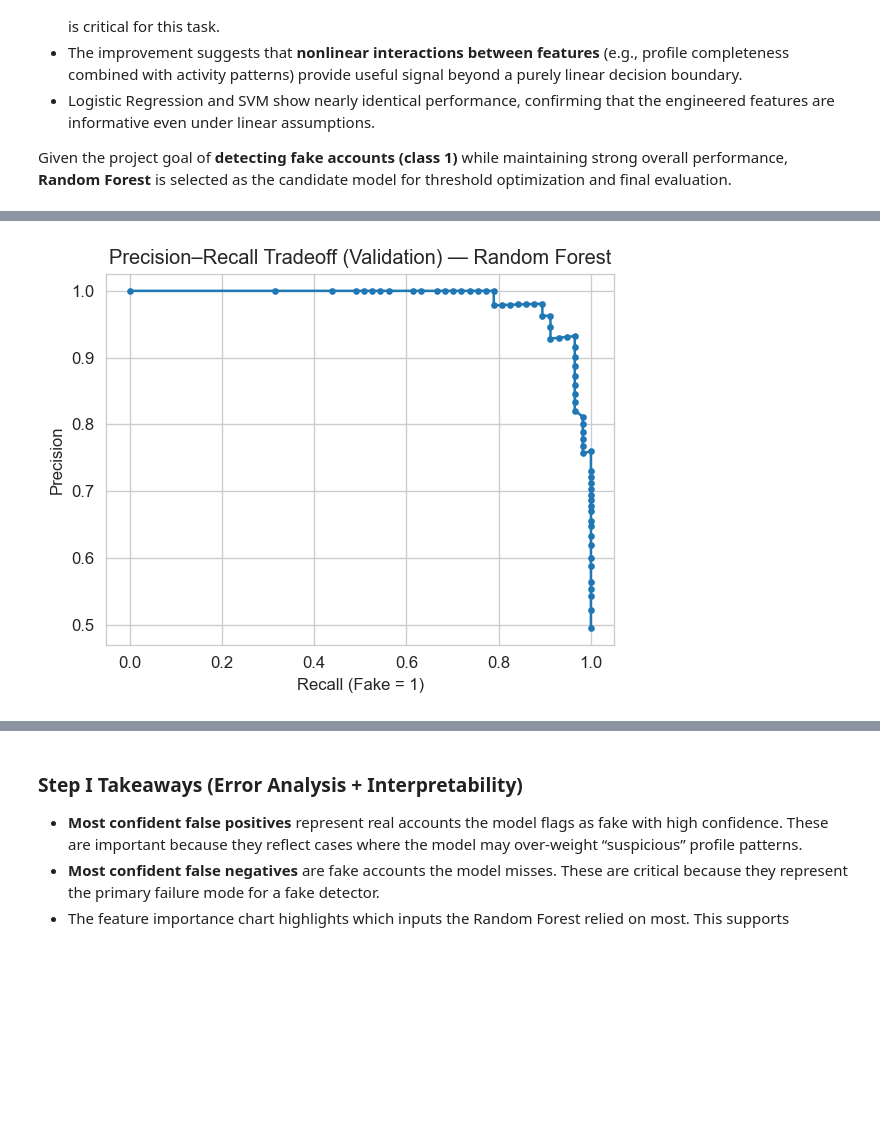
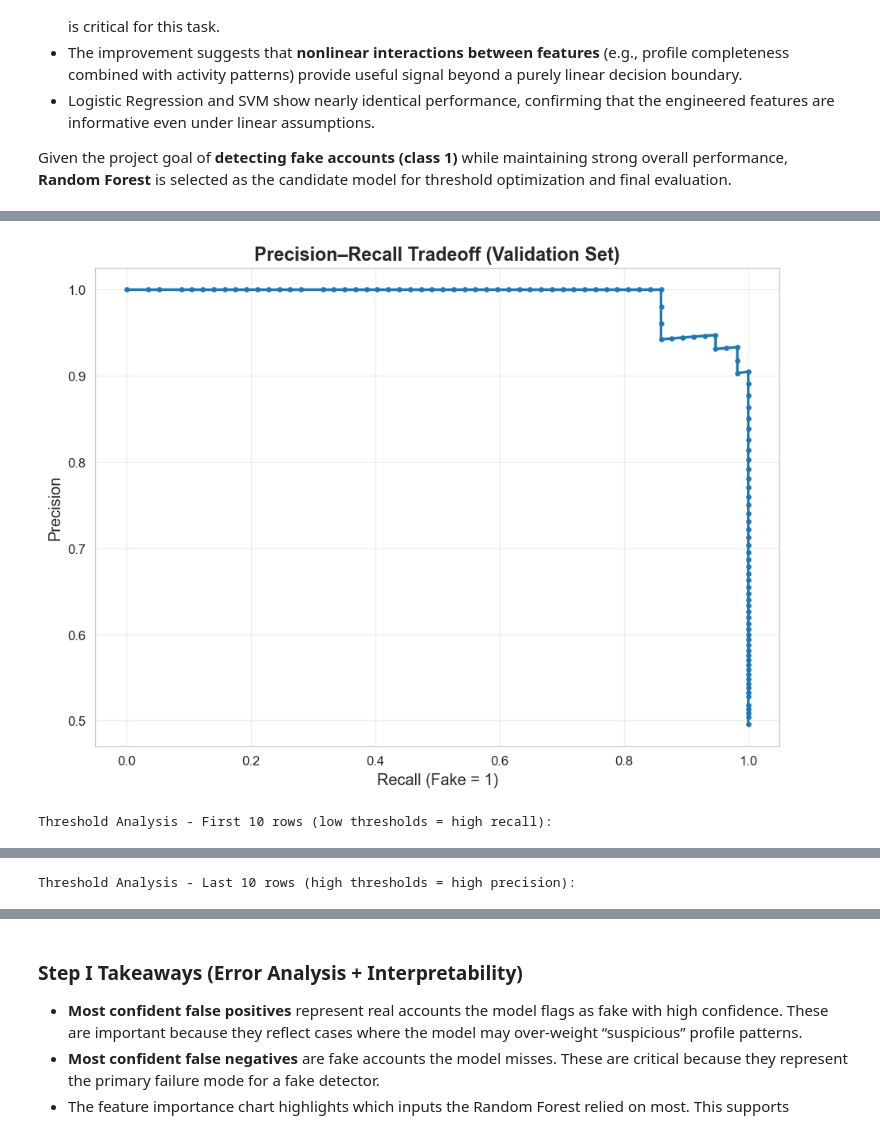
Before and after one commit to HivanshD/insta-fake-detector, a Jupyter notebook: notebooks/mainnotebook.ipynb, the cells around one changed output, grey strips where cells are left out. Cells and saved outputs as stored; diff of their text form; code cells hidden in the pictures; blank space fills up the shorter version.

```diff
--- a/notebooks/mainnotebook.ipynb
+++ b/notebooks/mainnotebook.ipynb
@@ -538,31 +948,90 @@ for threshold optimization and final evaluation.
 # %%
 # =========================
-# Step F — Threshold Selection (use best model from Step E)
+# Step F — Threshold Selection (use tuned model from Step E4)
 # =========================
 
 from sklearn.metrics import precision_recall_curve, classification_report
 
-# Get probabilities on validation set
-y_val_proba = best_pipe.predict_proba(X_val)[:, 1]
+# IMPORTANT: Use engineered features for validation set
+X_val_fe = engineer_features(X_val)
 
+# Get probabilities on validation set using TUNED model
+y_val_proba = best_pipe.predict_proba(X_val_fe)[:, 1]
+
+# Calculate precision-recall curve
 precisions, recalls, thresholds = precision_recall_curve(y_val, y_val_proba)
 
-plt.figure(figsize=(5, 4))
-plt.plot(recalls, precisions, marker=".")
-plt.xlabel("Recall (Fake = 1)")
-plt.ylabel("Precision")
-plt.title(f"Precision–Recall Tradeoff (Validation) — {best_model_name}")
-plt.grid(True)
+# Visualize precision-recall tradeoff
+plt.figure(figsize=(8, 6))
+plt.plot(recalls, precisions, marker=".", linewidth=2)
+plt.xlabel("Recall (Fake = 1)", fontsize=12)
+plt.ylabel("Precision", fontsize=12)
+plt.title("Precision–Recall Tradeoff (Validation Set)", fontsize=14, fontweight='bold')
+plt.grid(True, alpha=0.3)
 plt.tight_layout()
 plt.show()
 
+# Create threshold analysis table
 threshold_df = pd.DataFrame({
     "threshold": thresholds,
     "precision": precisions[:-1],
     "recall": recalls[:-1]
 }).sort_values("threshold")
 
+# Add F1 score for each threshold
+threshold_df['f1'] = 2 * (threshold_df['precision'] * threshold_df['recall']) / \
+                     (threshold_df['precision'] + threshold_df['recall'])
+
+print("\nThreshold Analysis - First 10 rows (low thresholds = high recall):")
 display(threshold_df.head(10))
+
+print("\nThreshold Analysis - Last 10 rows (high thresholds = high precision):")
 display(threshold_df.tail(10))
+
+# Find optimal threshold that maximizes recall while maintaining decent precision
+# For security apps, we want recall > 0.90 and precision > 0.85
+optimal_candidates = threshold_df[
+    (threshold_df['recall'] >= 0.90) &
+    (threshold_df['precision'] >= 0.85)
+].sort_values('f1', ascending=False)
+
+print("\nOptimal Threshold Candidates (Recall ≥ 90%, Precision ≥ 85%):")
+display(optimal_candidates.head(5))
+
+
+## CODE CELL - Test Chosen Threshold:
+
+# Test a specific threshold
+chosen_threshold = 0.40  # Adjust based on your threshold_df analysis above
+
+y_val_pred_thresh = (y_val_proba >= chosen_threshold).astype(int)
+
+print(f"\n{'='*60}")
+print(f"Validation Performance at Threshold = {chosen_threshold}")
+print(f"{'='*60}")
+print(classification_report(
+    y_val,
+    y_val_pred_thresh,
+    target_names=["Real (0)", "Fake (1)"],
+    digits=3
+))
+
+# Show confusion matrix
+from sklearn.metrics import confusion_matrix
+cm = confusion_matrix(y_val, y_val_pred_thresh)
+print(f"\nConfusion Matrix:")
+print(f"                Predicted")
+print(f"             Real    Fake")
+print(f"Actual Real  {cm[0,0]:4d}    {cm[0,1]:4d}")
+print(f"       Fake  {cm[1,0]:4d}    {cm[1,1]:4d}")
+
+# Calculate metrics
+from sklearn.metrics import accuracy_score, precision_score, recall_score, f1_score
+print(f"\nKey Metrics Summary:")
+print(f"  Accuracy:  {accuracy_score(y_val, y_val_pred_thresh):.3f}")
+print(f"  Precision: {precision_score(y_val, y_val_pred_thresh):.3f}")
+print(f"  Recall:    {recall_score(y_val, y_val_pred_thresh):.3f}")
+print(f"  F1 Score:  {f1_score(y_val, y_val_pred_thresh):.3f}")
 # %% [output]
-[figure, old version]
+[figure, new version]
+Threshold Analysis - First 10 rows (low thresholds = high recall):
@@ -579,0 +1049 @@ display(threshold_df.tail(10))
+Threshold Analysis - Last 10 rows (high thresholds = high precision):
```
Also changed, not shown: parts of 27 cells of this notebook, 5 other files.
